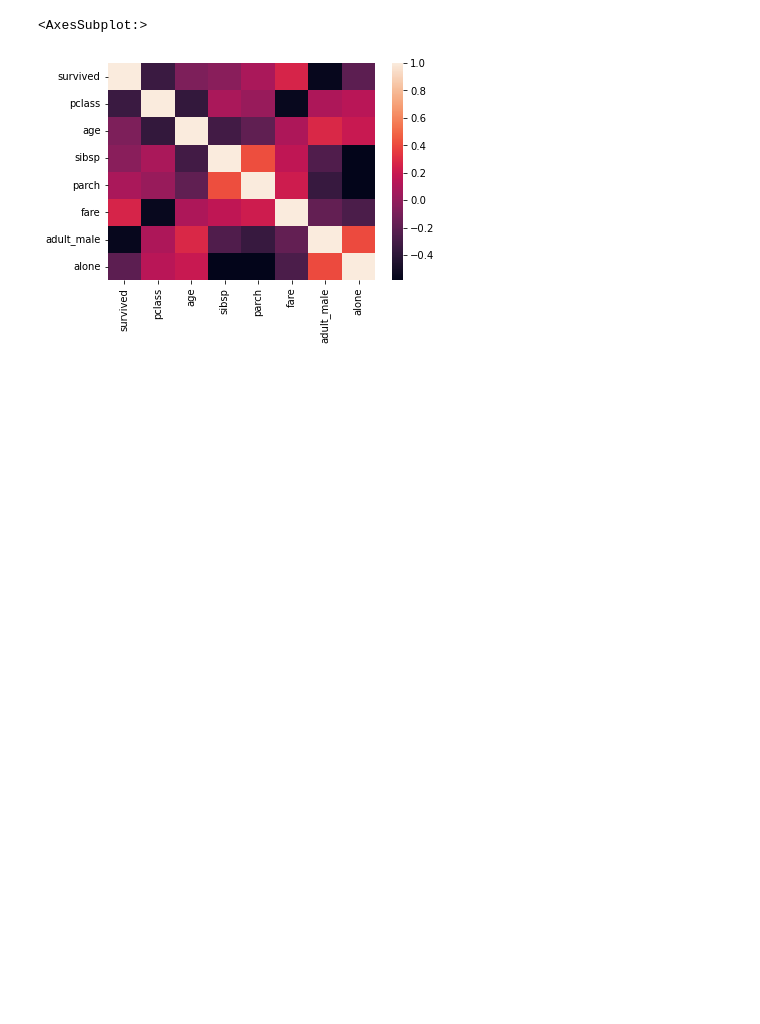
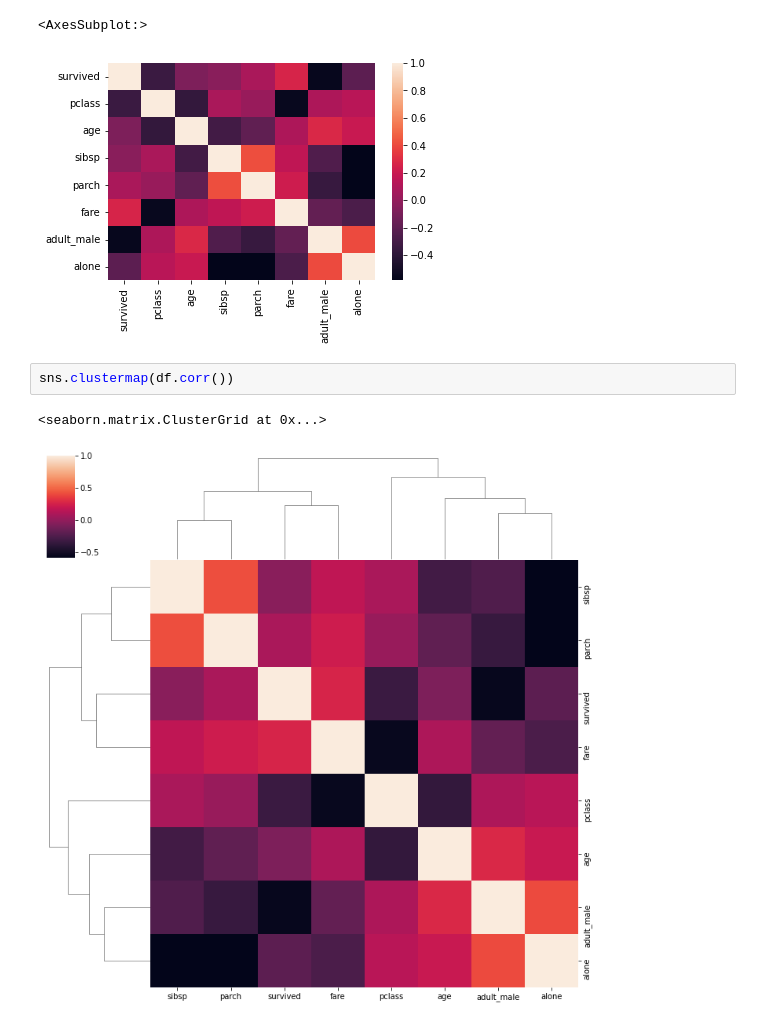
Before and after one commit to adarshanand67/Data-Science, a Jupyter notebook: Side Knowledge/msno.ipynb, the cells around one changed output. Cells and saved outputs as stored; diff of their text form; blank space fills up the shorter version.

```diff
--- a/Side Knowledge/msno.ipynb
+++ b/Side Knowledge/msno.ipynb
@@ -42,3 +42,8 @@ sns.heatmap(df.corr())
 # %% [output]
 <AxesSubplot:>
 [figure]
+# %%
+sns.clustermap(df.corr())
+# %% [output]
+<seaborn.matrix.ClusterGrid at 0x...>
+[figure, added]
```
Also changed, not shown: 4 other files.
